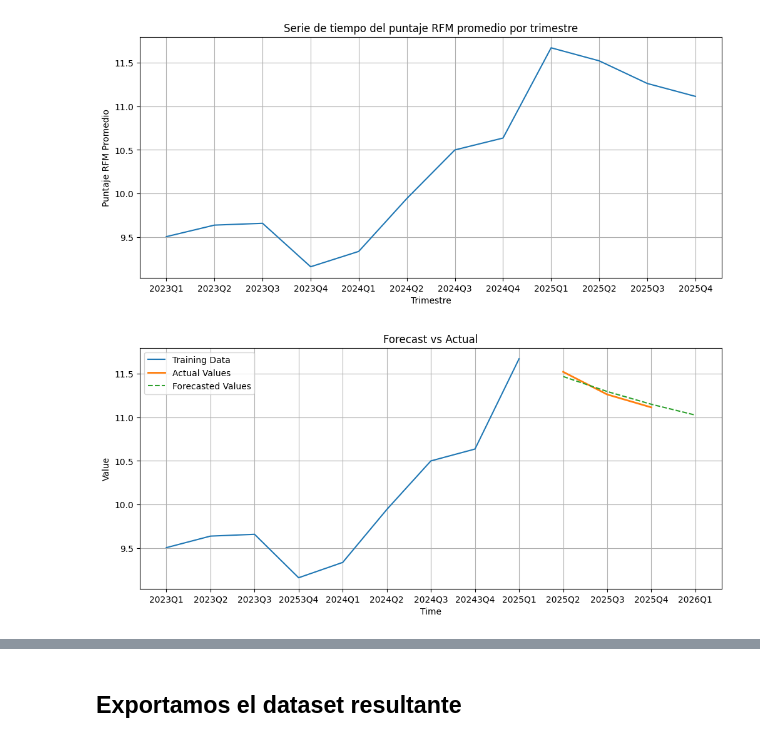
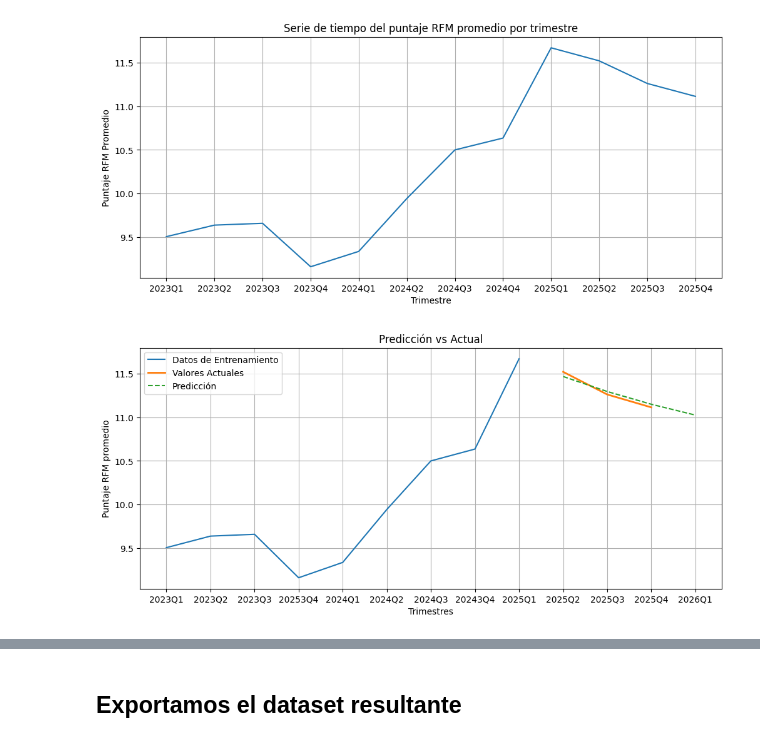
Before and after one commit to AndreaDiMartin/Prueba-Tecnica-Dro-Nena, a Jupyter notebook: Codigo.ipynb, the cells around one changed output, grey strips where cells are left out. Saved outputs shown, nothing was run; the diff lists cells and outputs as text; code cells hidden in the pictures.

```diff
--- a/Codigo.ipynb
+++ b/Codigo.ipynb
@@ -517,24 +517,24 @@ plt.show()
 # %%
 # Entrenamos el modelo ARIMA
 train = analisis_rfm.groupby('TRIMESTRE')['PUNTAJE_RFM'].mean()[:-3]
 test = analisis_rfm.groupby('TRIMESTRE')['PUNTAJE_RFM'].mean()[-3:]
 modelo_arima = pm.auto_arima(train, seasonal=False)
 
 # Evaluación
 prediccion = modelo_arima.predict(n_periods=4)
 prediccion = pd.Series(prediccion)
 plt.figure(figsize=(12,5))
-plt.plot(['2023Q1', '2023Q2', '2023Q3', '20253Q4', '2024Q1', '2024Q2', '2024Q3', '20243Q4', '2025Q1'], train.values, label='Training Data')
-plt.plot(['2025Q2', '2025Q3', '2025Q4'], test.values, label='Actual Values', linewidth=2)
-plt.plot(['2025Q2', '2025Q3', '2025Q4', '2026Q1'], prediccion.values, label='Forecasted Values', linestyle="--")
-plt.title("Forecast vs Actual")
-plt.xlabel("Time")
-plt.ylabel("Value")
+plt.plot(['2023Q1', '2023Q2', '2023Q3', '20253Q4', '2024Q1', '2024Q2', '2024Q3', '20243Q4', '2025Q1'], train.values, label='Datos de Entrenamiento')
+plt.plot(['2025Q2', '2025Q3', '2025Q4'], test.values, label='Valores Actuales', linewidth=2)
+plt.plot(['2025Q2', '2025Q3', '2025Q4', '2026Q1'], prediccion.values, label='Predicción', linestyle="--")
+plt.title("Predicción vs Actual")
+plt.xlabel("Trimestres")
+plt.ylabel("Puntaje RFM promedio")
 plt.legend()
 plt.grid(True)
 plt.show()
 # %% [output]
-[figure, old version]
+[figure, new version]
 # %% [markdown]
 ## Conlusiones y Recomendaciones para el Negocio
 
```
Also changed, not shown: parts of 3 cells of this notebook.
